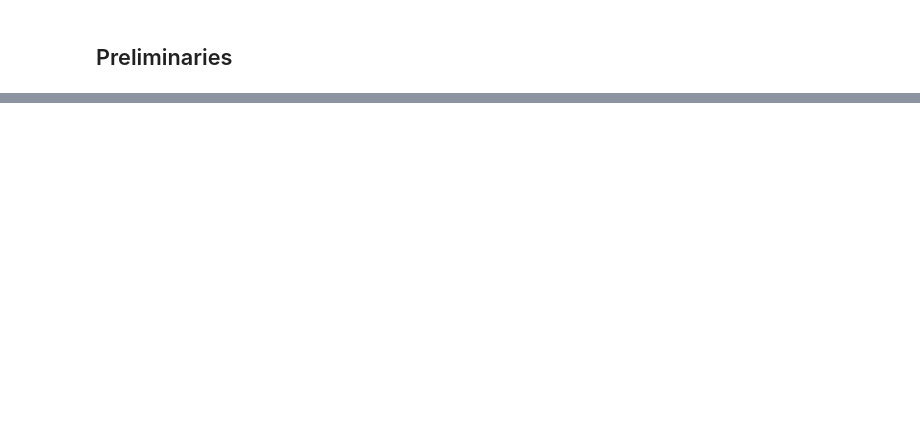
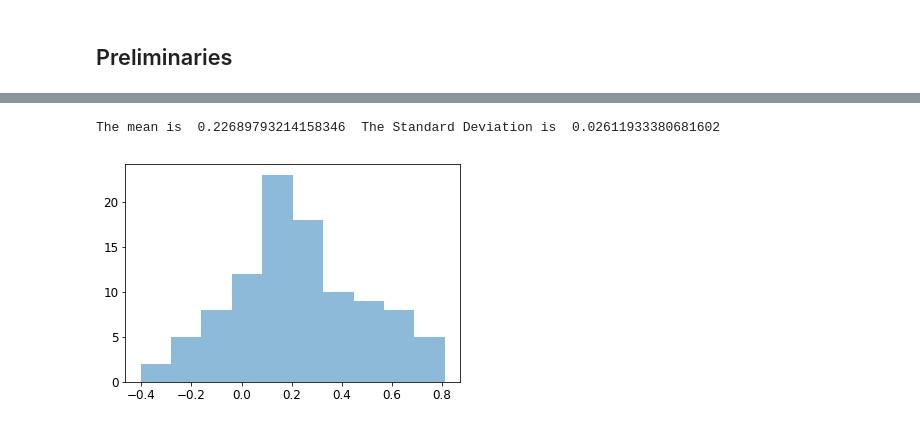
Before and after one commit to rgerkin/enantiomerlist, a Jupyter notebook: OdorantModel.ipynb, the cells around one changed output, grey strips where cells are left out. Cells and saved outputs as stored; diff of their text form; code cells hidden in the pictures; blank space fills up the shorter version.

```diff
--- a/OdorantModel.ipynb
+++ b/OdorantModel.ipynb
@@ -250,0 +115,5 @@ NameError: name 'clf' is not defined
+# %%
+# This section gets rid of all the invalid SMILES Strings, specifically the duplicates because we don't want to count their perceptual features twice and the "nan" values
+half_coleman_data = half_coleman_data.drop_duplicates(subset=['SMILES String'])
+half_coleman_data = half_coleman_data[~half_coleman_data['SMILES String'].str.contains('NaN', na=True)]
+half_coleman_data = half_coleman_data[~half_coleman_data['SMILES String'].str.contains('nan', na=True)]
@@ -250,0 +126,4 @@ NameError: name 'clf' is not defined
+# %%
+# These lines calculate the mordred and morgan features
+mordred_data = a.calculate_features(half_coleman_data, "mordred")
+morgan_data = a.calculate_features(half_coleman_data, "morgan")
@@ -250,0 +138,5 @@ NameError: name 'clf' is not defined
+# %%
+#These lines make sure that we only use the molecules that have mordred and morgan features computed
+common_index = mordred_data.index.intersection(morgan_data.index)
+mordred_data = mordred_data.loc[common_index]
+morgan_data = morgan_data.loc[common_index]
@@ -250,0 +155,12 @@ NameError: name 'clf' is not defined
+# %%
+#Gets all Mordred or mogan features that have numeric values and not Null values
+#The last line joins the final mordred and morgan features
+finite_mordred = a.finite_features(mordred_data)
+finite_morgan = a.finite_features(morgan_data)
+both_features = finite_mordred | finite_morgan
+# %%
+#This model tests on the average of the predicted values of the mordred and morgan feature dataframes
+average_model = a.model_average(mordred_data, finite_mordred, morgan_data, finite_morgan)
+# %% [output]
+The mean is  0.22689793214158346  The Standard Deviation is  0.02611933380681602
+[figure, added]
```
Also changed, not shown: parts of 52 cells of this notebook, 1 other file.
